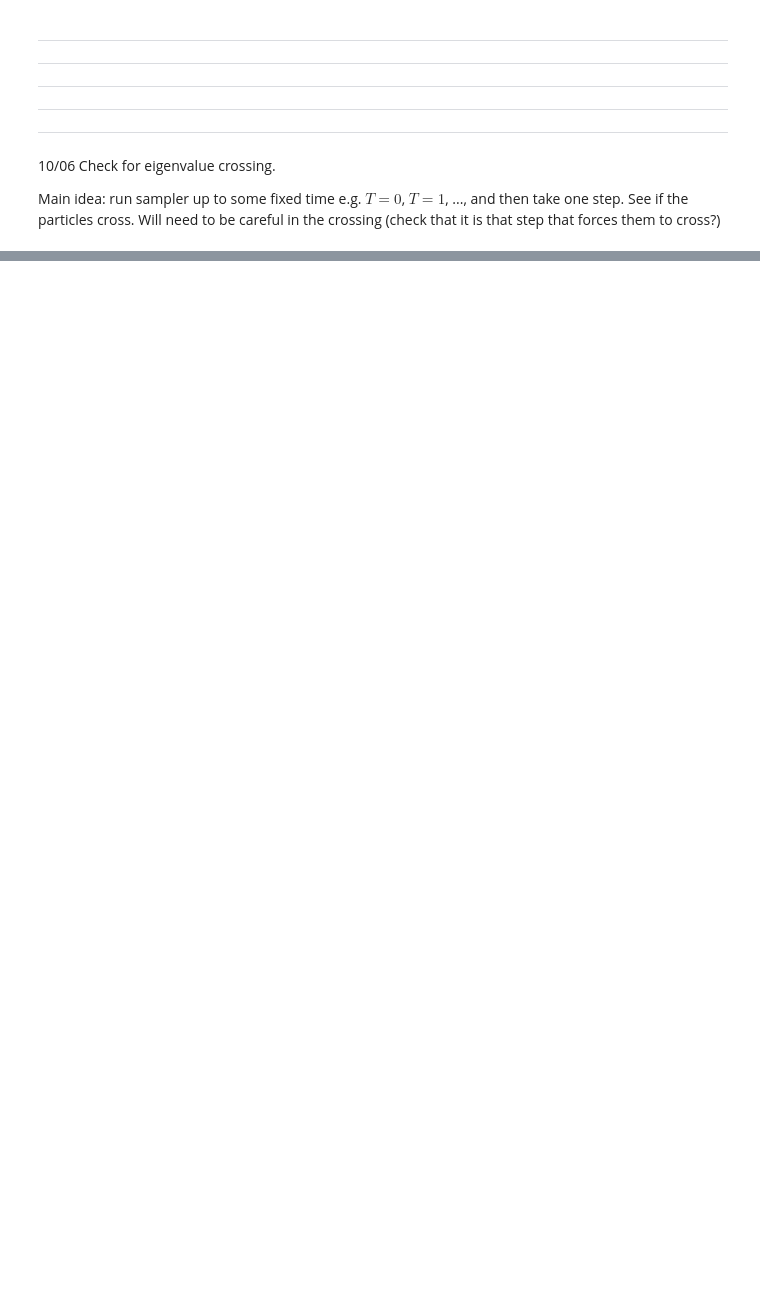
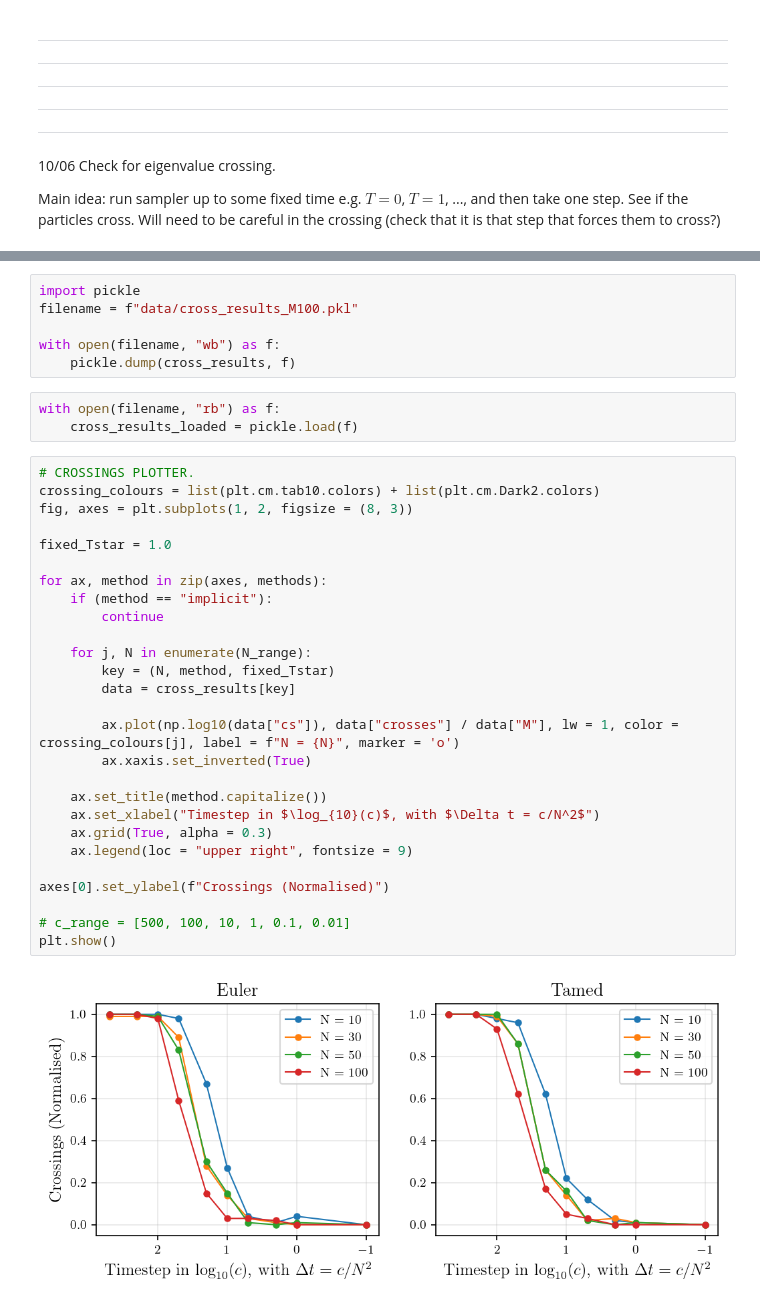
Before and after one commit to fredwdickinson/dissertation, a Jupyter notebook: code/main.ipynb, the cells around one changed output, grey strips where cells are left out. Saved outputs shown, nothing was run; the diff lists cells and outputs as text; blank space fills up the shorter version.

Commit message:
eigenvalue crossing

```diff
--- a/code/main.ipynb
+++ b/code/main.ipynb
@@ -455,0 +451,38 @@ Main idea: run sampler up to some fixed time e.g. $T = 0$, $T=1$, ..., and then
+# %%
+import pickle
+filename = f"data/cross_results_M100.pkl"
+
+with open(filename, "wb") as f:
+    pickle.dump(cross_results, f)
+# %%
+with open(filename, "rb") as f:
+    cross_results_loaded = pickle.load(f)
+# %%
+# CROSSINGS PLOTTER.
+crossing_colours = list(plt.cm.tab10.colors) + list(plt.cm.Dark2.colors)
+fig, axes = plt.subplots(1, 2, figsize = (8, 3))
+
+fixed_Tstar = 1.0
+
+for ax, method in zip(axes, methods):
+    if (method == "implicit"):
+        continue
+
+    for j, N in enumerate(N_range):
+        key = (N, method, fixed_Tstar)
+        data = cross_results[key]
+
+        ax.plot(np.log10(data["cs"]), data["crosses"] / data["M"], lw = 1, color = crossing_colours[j], label = f"N = {N}", marker = 'o')
+        ax.xaxis.set_inverted(True)
+
+    ax.set_title(method.capitalize())
+    ax.set_xlabel("Timestep in $\log_{10}(c)$, with $\Delta t = c/N^2$")
+    ax.grid(True, alpha = 0.3)
+    ax.legend(loc = "upper right", fontsize = 9)
+
+axes[0].set_ylabel(f"Crossings (Normalised)")
+
+# c_range = [500, 100, 10, 1, 0.1, 0.01]
+plt.show()
+# %% [output]
+[figure, added]
```
Also changed, not shown: parts of 4 cells of this notebook, 1 other file.
